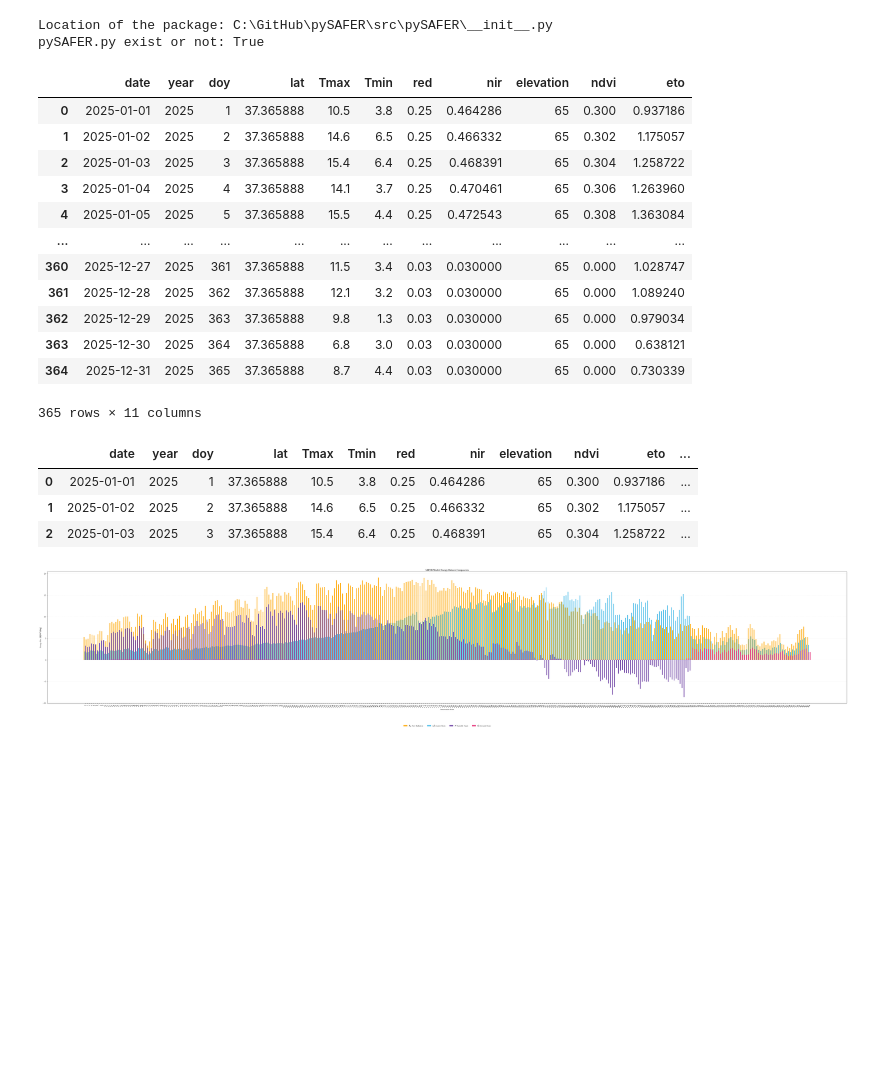
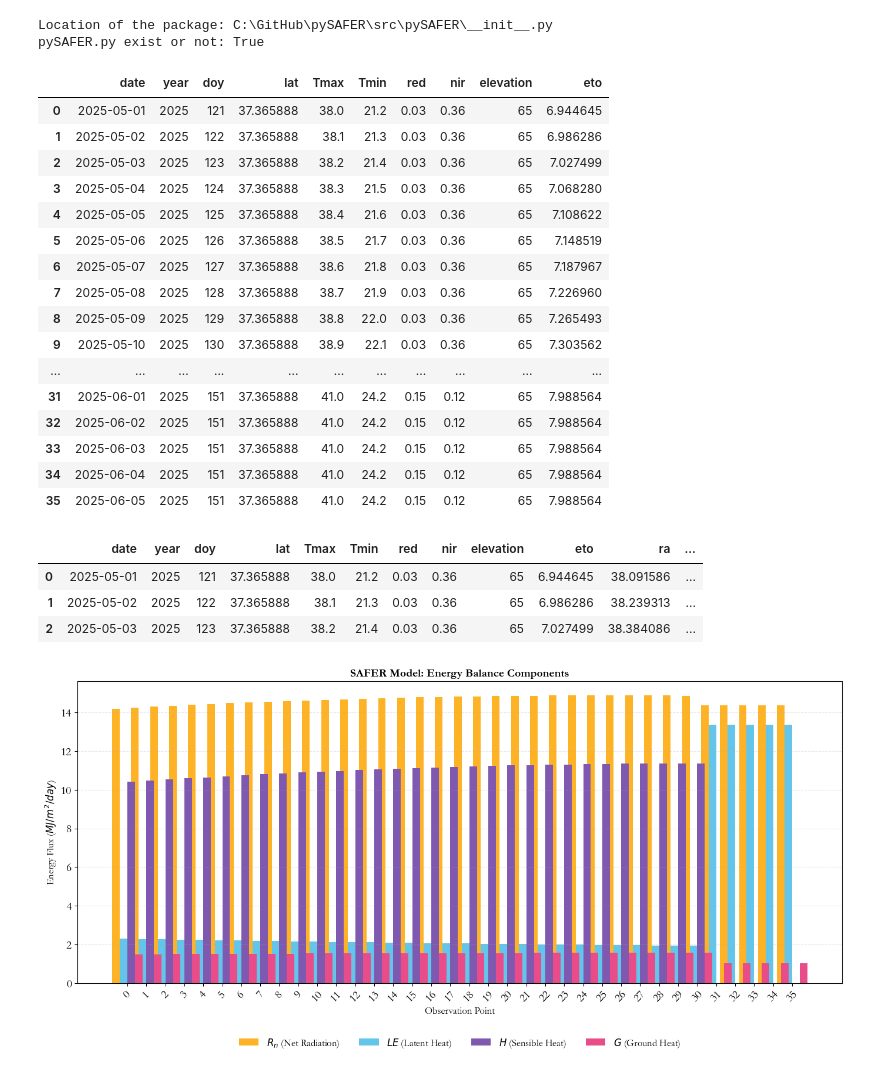
Before and after one commit to RuiGao9/pySAFER, a Jupyter notebook: pySAFER_Run.ipynb, the cells around one changed output. Saved outputs shown, nothing was run; the diff lists cells and outputs as text; code cells hidden in the pictures; blank space fills up the shorter version.

```diff
--- a/pySAFER_Run.ipynb
+++ b/pySAFER_Run.ipynb
@@ -13,7 +13,7 @@ print(f"pySAFER.py exist or not: {os.path.exists(os.path.join(os.path.dirname(py
 Location of the package: C:\GitHub\pySAFER\src\pySAFER\__init__.py
 pySAFER.py exist or not: True
 # %%
-file_point_sample = r"C:\GitHub\pySAFER\Examples\point_samples_year.txt"
+file_point_sample = r"C:\GitHub\pySAFER\Examples\point_samples.txt"
 df = pd.read_csv(file_point_sample, sep='\t', parse_dates=['date'])
 # display(df.head(3))
 
@@ -36,19 +36,23 @@ df['eto'] = pyETo.hargreaves(
 eto = df['eto']
 display(df)
 # %% [output]
-|  | date | year | doy | lat | Tmax | Tmin | red | nir | elevation | ndvi | eto |
-| 0 | 2025-01-01 | 2025 | 1 | 37.365888 | 10.5 | 3.8 | 0.25 | 0.464286 | 65 | 0.300 | 0.937186 |
-| 1 | 2025-01-02 | 2025 | 2 | 37.365888 | 14.6 | 6.5 | 0.25 | 0.466332 | 65 | 0.302 | 1.175057 |
-| 2 | 2025-01-03 | 2025 | 3 | 37.365888 | 15.4 | 6.4 | 0.25 | 0.468391 | 65 | 0.304 | 1.258722 |
-| 3 | 2025-01-04 | 2025 | 4 | 37.365888 | 14.1 | 3.7 | 0.25 | 0.470461 | 65 | 0.306 | 1.263960 |
-| 4 | 2025-01-05 | 2025 | 5 | 37.365888 | 15.5 | 4.4 | 0.25 | 0.472543 | 65 | 0.308 | 1.363084 |
-| ... | ... | ... | ... | ... | ... | ... | ... | ... | ... | ... | ... |
-| 360 | 2025-12-27 | 2025 | 361 | 37.365888 | 11.5 | 3.4 | 0.03 | 0.030000 | 65 | 0.000 | 1.028747 |
-| 361 | 2025-12-28 | 2025 | 362 | 37.365888 | 12.1 | 3.2 | 0.03 | 0.030000 | 65 | 0.000 | 1.089240 |
-| 362 | 2025-12-29 | 2025 | 363 | 37.365888 | 9.8 | 1.3 | 0.03 | 0.030000 | 65 | 0.000 | 0.979034 |
-| 363 | 2025-12-30 | 2025 | 364 | 37.365888 | 6.8 | 3.0 | 0.03 | 0.030000 | 65 | 0.000 | 0.638121 |
-| 364 | 2025-12-31 | 2025 | 365 | 37.365888 | 8.7 | 4.4 | 0.03 | 0.030000 | 65 | 0.000 | 0.730339 |
+|  | date | year | doy | lat | Tmax | Tmin | red | nir | elevation | eto |
+| 0 | 2025-05-01 | 2025 | 121 | 37.365888 | 38.0 | 21.2 | 0.03 | 0.36 | 65 | 6.944645 |
+| 1 | 2025-05-02 | 2025 | 122 | 37.365888 | 38.1 | 21.3 | 0.03 | 0.36 | 65 | 6.986286 |
+| 2 | 2025-05-03 | 2025 | 123 | 37.365888 | 38.2 | 21.4 | 0.03 | 0.36 | 65 | 7.027499 |
+| 3 | 2025-05-04 | 2025 | 124 | 37.365888 | 38.3 | 21.5 | 0.03 | 0.36 | 65 | 7.068280 |
+| 4 | 2025-05-05 | 2025 | 125 | 37.365888 | 38.4 | 21.6 | 0.03 | 0.36 | 65 | 7.108622 |
+| 5 | 2025-05-06 | 2025 | 126 | 37.365888 | 38.5 | 21.7 | 0.03 | 0.36 | 65 | 7.148519 |
+| 6 | 2025-05-07 | 2025 | 127 | 37.365888 | 38.6 | 21.8 | 0.03 | 0.36 | 65 | 7.187967 |
+| 7 | 2025-05-08 | 2025 | 128 | 37.365888 | 38.7 | 21.9 | 0.03 | 0.36 | 65 | 7.226960 |
+| 8 | 2025-05-09 | 2025 | 129 | 37.365888 | 38.8 | 22.0 | 0.03 | 0.36 | 65 | 7.265493 |
+| 9 | 2025-05-10 | 2025 | 130 | 37.365888 | 38.9 | 22.1 | 0.03 | 0.36 | 65 | 7.303562 |
+| ... | ... | ... | ... | ... | ... | ... | ... | ... | ... | ... |
+| 31 | 2025-06-01 | 2025 | 151 | 37.365888 | 41.0 | 24.2 | 0.15 | 0.12 | 65 | 7.988564 |
+| 32 | 2025-06-02 | 2025 | 151 | 37.365888 | 41.0 | 24.2 | 0.15 | 0.12 | 65 | 7.988564 |
+| 33 | 2025-06-03 | 2025 | 151 | 37.365888 | 41.0 | 24.2 | 0.15 | 0.12 | 65 | 7.988564 |
+| 34 | 2025-06-04 | 2025 | 151 | 37.365888 | 41.0 | 24.2 | 0.15 | 0.12 | 65 | 7.988564 |
+| 35 | 2025-06-05 | 2025 | 151 | 37.365888 | 41.0 | 24.2 | 0.15 | 0.12 | 65 | 7.988564 |
-365 rows × 11 columns
 # %%
 df['ra'] = pySAFER.calc_ra(lat, doy, year)
 ra = df['ra']
@@ -73,10 +77,10 @@ le_est = df['le_est']
 h_est = df['h_est']
 display(df.head(3))
 # %% [output]
-|  | date | year | doy | lat | Tmax | Tmin | red | nir | elevation | ndvi | eto | ... |
-| 0 | 2025-01-01 | 2025 | 1 | 37.365888 | 10.5 | 3.8 | 0.25 | 0.464286 | 65 | 0.300 | 0.937186 | ... |
-| 1 | 2025-01-02 | 2025 | 2 | 37.365888 | 14.6 | 6.5 | 0.25 | 0.466332 | 65 | 0.302 | 1.175057 | ... |
-| 2 | 2025-01-03 | 2025 | 3 | 37.365888 | 15.4 | 6.4 | 0.25 | 0.468391 | 65 | 0.304 | 1.258722 | ... |
+|  | date | year | doy | lat | Tmax | Tmin | red | nir | elevation | eto | ra | ... |
+| 0 | 2025-05-01 | 2025 | 121 | 37.365888 | 38.0 | 21.2 | 0.03 | 0.36 | 65 | 6.944645 | 38.091586 | ... |
+| 1 | 2025-05-02 | 2025 | 122 | 37.365888 | 38.1 | 21.3 | 0.03 | 0.36 | 65 | 6.986286 | 38.239313 | ... |
+| 2 | 2025-05-03 | 2025 | 123 | 37.365888 | 38.2 | 21.4 | 0.03 | 0.36 | 65 | 7.027499 | 38.384086 | ... |
 # %%
 # Please change the size of the figure as your needs
 plt.rcParams.update({
@@ -91,32 +95,32 @@ def plot_safer_energy_components(df):
     """
     indices = df.index
     n_points = len(df)
 
-    fig, ax = plt.subplots(figsize=(70, 14))
+    fig, ax = plt.subplots(figsize=(14, 7))
 
     width = 0.4
     # The unit used is MJ/m2/day
     ax.bar(indices - 1.5*width, df['rn_est'], width, label='$R_n$ (Net Radiation)', color='#feb326')
     ax.bar(indices - 0.5*width, df['le_est'], width, label='$LE$ (Latent Heat)', color='#64c5eb')
     ax.bar(indices + 0.5*width, df['h_est'],  width, label='$H$ (Sensible Heat)', color='#7f58af')
     ax.bar(indices + 1.5*width, df['g_est'],  width, label='$G$ (Ground Heat)', color='#e84d8a')
 
     ax.set_ylabel('Energy Flux ($MJ/m^2/day$)', fontsize=12)
     ax.set_xlabel('Observation Point', fontsize=12)
     ax.set_title('SAFER Model: Energy Balance Components', fontsize=14, fontweight='bold')
 
     ax.set_xticks(indices)
     if n_points > 20:
         ax.tick_params(axis='x', rotation=45)
 
     ax.legend(loc='upper center', bbox_to_anchor=(0.5, -0.15),
               ncol=4, frameon=False, fontsize=12)
 
     plt.grid(axis='y', linestyle='--', alpha=0.3)
     plt.tight_layout()
 
     plt.show()
 
 plot_safer_energy_components(df)
 # %% [output]
-[figure, old version]
+[figure, new version]
```
Also changed, not shown: 1 other file.
